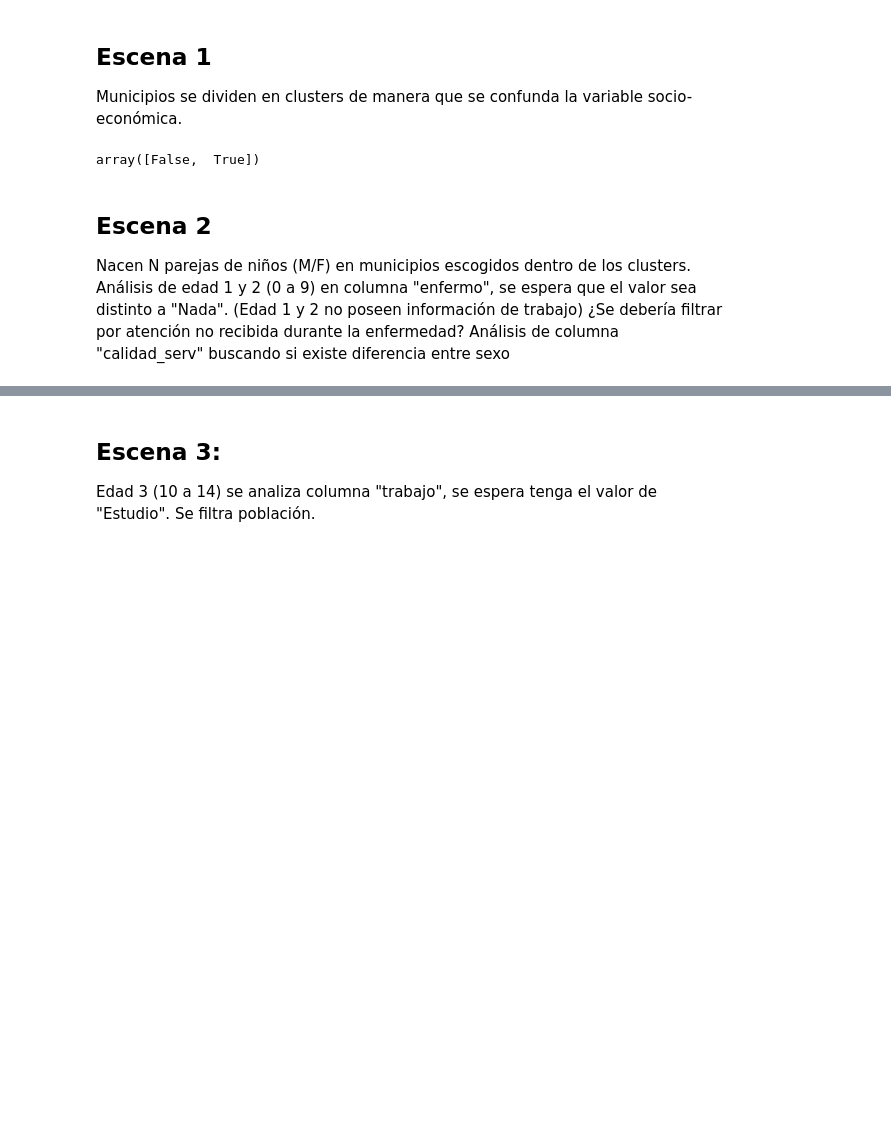
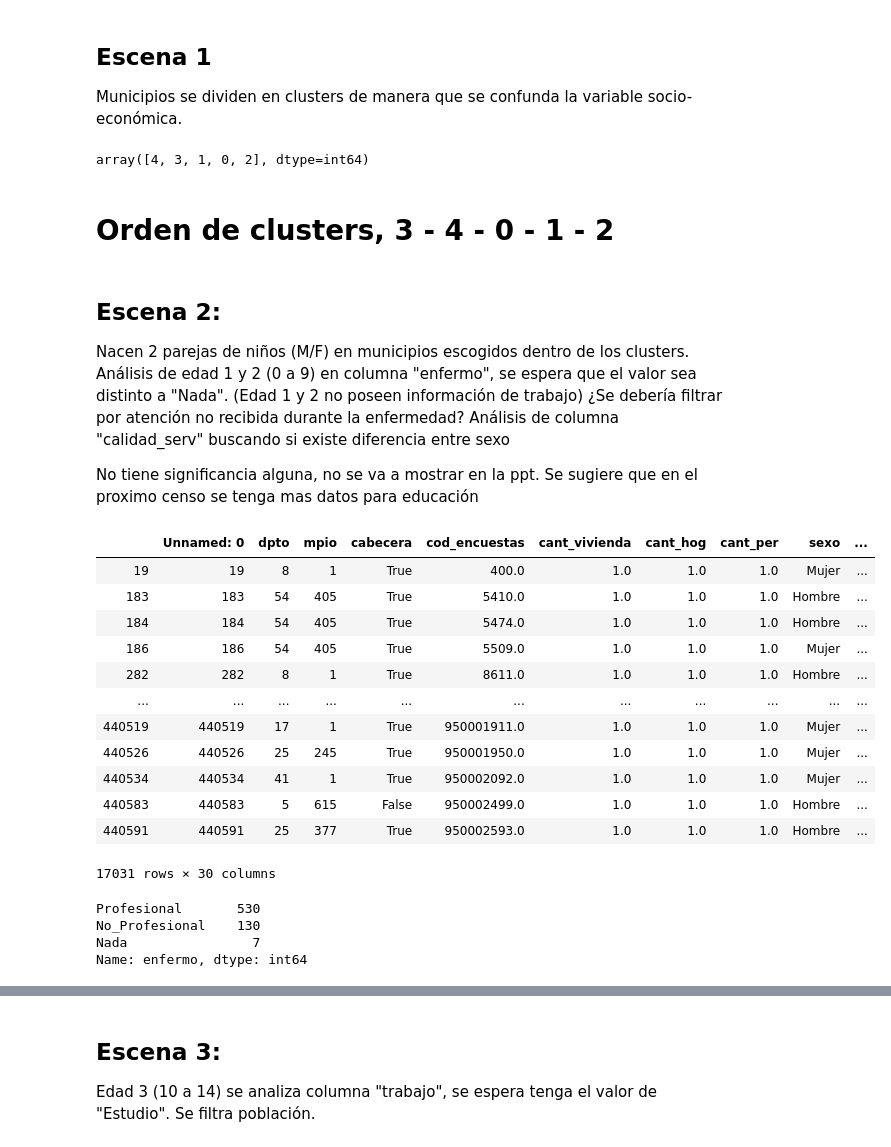
Before and after one commit to danielpesa7/DS4A_Project, a Jupyter notebook: Storyline.ipynb, the cells around one changed output, grey strips where cells are left out. Drawn from its saved outputs; the diff is of its cells as text; code cells hidden in the pictures; blank space fills up the shorter version.

```diff
--- a/Storyline.ipynb
+++ b/Storyline.ipynb
@@ -87,12 +79,39 @@ Se asume que a lo largo de las generaciones Colombia será como una foto
 Municipios se dividen en clusters de manera que se confunda la variable socio-económica.
 # %%
 # Aquí irían los clusters, se dividieron entre cabeceras y no cabeceras en este caso
-df['cabecera'].unique()
+df['cluster'].unique()
 # %% [output]
-array([False,  True])
+array([4, 3, 1, 0, 2], dtype=int64)
+# %% [markdown]
+# Orden de clusters, 3 - 4 - 0 - 1 - 2
 # %% [markdown]
-## Escena 2
-Nacen N parejas de niños (M/F) en municipios escogidos dentro de los clusters. Análisis de edad 1 y 2 (0 a 9) en columna "enfermo", se espera que el valor sea distinto a "Nada". (Edad 1 y 2 no poseen información de trabajo)
+## Escena 2:
+Nacen 2 parejas de niños (M/F) en municipios escogidos dentro de los clusters. Análisis de edad 1 y 2 (0 a 9) en columna "enfermo", se espera que el valor sea distinto a "Nada". (Edad 1 y 2 no poseen información de trabajo)
 ¿Se debería filtrar por atención no recibida durante la enfermedad?
 Análisis de columna "calidad_serv" buscando si existe diferencia entre sexo
+
+No tiene significancia alguna, no se va a mostrar en la ppt. Se sugiere que en el proximo censo se tenga mas datos para educación
+# %%
+df_slice
+# %% [output]
+|  | Unnamed: 0 | dpto | mpio | cabecera | cod_encuestas | cant_vivienda | cant_hog | cant_per | sexo | ... |
+| 19 | 19 | 8 | 1 | True | 400.0 | 1.0 | 1.0 | 1.0 | Mujer | ... |
+| 183 | 183 | 54 | 405 | True | 5410.0 | 1.0 | 1.0 | 1.0 | Hombre | ... |
+| 184 | 184 | 54 | 405 | True | 5474.0 | 1.0 | 1.0 | 1.0 | Hombre | ... |
+| 186 | 186 | 54 | 405 | True | 5509.0 | 1.0 | 1.0 | 1.0 | Mujer | ... |
+| 282 | 282 | 8 | 1 | True | 8611.0 | 1.0 | 1.0 | 1.0 | Hombre | ... |
+| ... | ... | ... | ... | ... | ... | ... | ... | ... | ... | ... |
+| 440519 | 440519 | 17 | 1 | True | 950001911.0 | 1.0 | 1.0 | 1.0 | Mujer | ... |
+| 440526 | 440526 | 25 | 245 | True | 950001950.0 | 1.0 | 1.0 | 1.0 | Mujer | ... |
+| 440534 | 440534 | 41 | 1 | True | 950002092.0 | 1.0 | 1.0 | 1.0 | Mujer | ... |
+| 440583 | 440583 | 5 | 615 | False | 950002499.0 | 1.0 | 1.0 | 1.0 | Hombre | ... |
+| 440591 | 440591 | 25 | 377 | True | 950002593.0 | 1.0 | 1.0 | 1.0 | Hombre | ... |
+17031 rows × 30 columns
+# %%
+df_slice[df_slice['sexo'] == 'Mujer']['enfermo'].value_counts()
+# %% [output]
+Profesional       530
+No_Profesional    130
+Nada                7
+Name: enfermo, dtype: int64
 # %%
```
Also changed, not shown: parts of 11 cells of this notebook, 1 other file.
